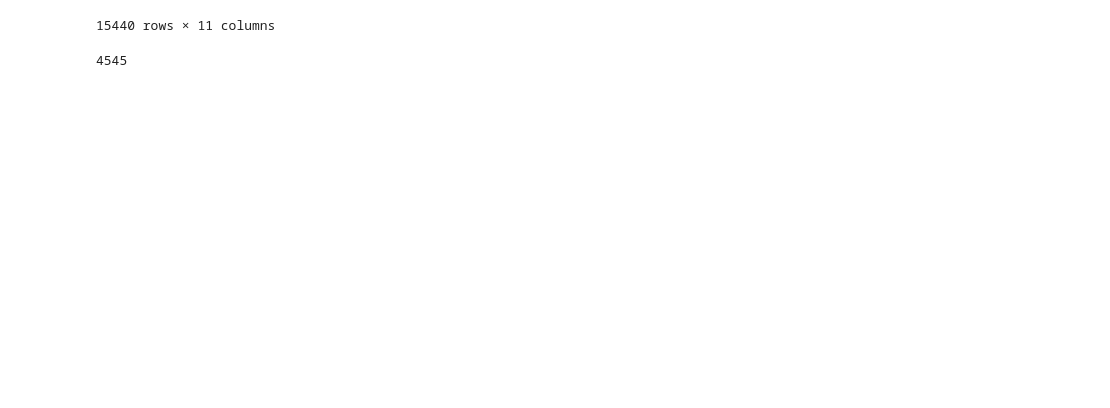
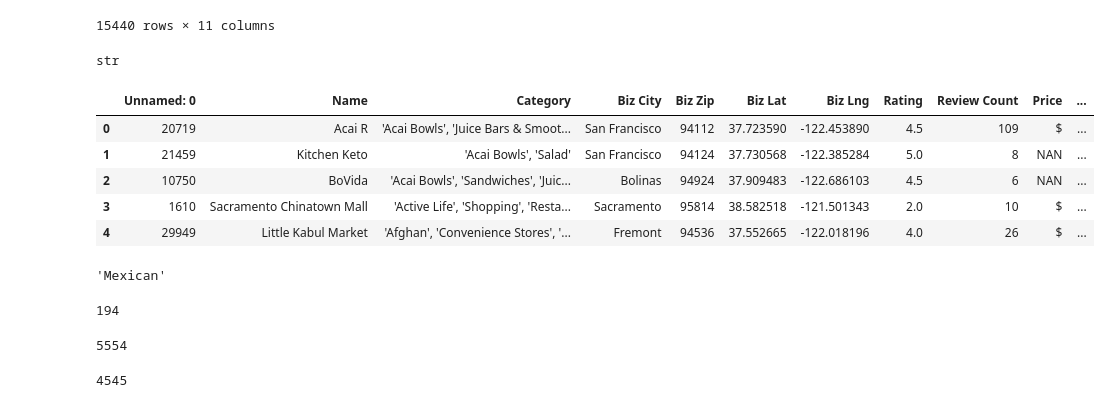
Before and after one commit to lquasem/Project-1, a Jupyter notebook: categories.ipynb, the cells around one changed output. Cells and saved outputs as stored; diff of their text form; code cells hidden in the pictures; blank space fills up the shorter version.

```diff
--- a/categories.ipynb
+++ b/categories.ipynb
@@ -33,3 +33,7 @@ df
 | 15438 | 35583 | World Wrapps 2.0 | ['Wraps'] | Santa Clara | 95054 | 37.389190 | -121.983390 | 4.0 | 143 | $$ | ... |
 | 15439 | 8490 | Martinez VA Canteen Services | [] | Martinez | 94553 | 37.993843 | -122.115466 | 4.0 | 1 | $ | ... |
 15440 rows × 11 columns
+# %%
+type(df["Category"][0])
+# %% [output]
+str
@@ -36,3 +42,60 @@ df
+# %%
+
+new_col = [df['Category'][row].replace("[", "").replace("]", "").replace("'", "").replace(" ", "") for row in df.index]
+new_list = [category.split(',') for category in new_col]
+#new_stripped_list = [ [i. for i in l] for l in new_list]
+df["Category list"] = new_list
+#for row in df.index:
+#    df["Category list"][row] = [i.strip().rstrip() for i in df["Category list"][row]]
+#for num, l in enumerate(new_list):
+#    for i in l:
+#        new_list[num] = i.strip().rstrip()
+
+
+
+#new_list = [i.strip() for l in new_list for i in l]
+#    print(list_df)
+#replace("[", "").replace("]", "")
+# list_df = df
+# list_df['Category'].map(lambda x: x[0
+#df["Category"] = new_col
+df.head()
+#type(df["Category"][0])
+# %% [output]
+|  | Unnamed: 0 | Name | Category | Biz City | Biz Zip | Biz Lat | Biz Lng | Rating | Review Count | Price | ... |
+| 0 | 20719 | Acai R | 'Acai Bowls', 'Juice Bars & Smoot... | San Francisco | 94112 | 37.723590 | -122.453890 | 4.5 | 109 | $ | ... |
+| 1 | 21459 | Kitchen Keto | 'Acai Bowls', 'Salad' | San Francisco | 94124 | 37.730568 | -122.385284 | 5.0 | 8 | NAN | ... |
+| 2 | 10750 | BoVida | 'Acai Bowls', 'Sandwiches', 'Juic... | Bolinas | 94924 | 37.909483 | -122.686103 | 4.5 | 6 | NAN | ... |
+| 3 | 1610 | Sacramento Chinatown Mall | 'Active Life', 'Shopping', 'Resta... | Sacramento | 95814 | 38.582518 | -121.501343 | 2.0 | 10 | $ | ... |
+| 4 | 29949 | Little Kabul Market | 'Afghan', 'Convenience Stores', '... | Fremont | 94536 | 37.552665 | -122.018196 | 4.0 | 26 | $ | ... |
+# %%
+vc = pd.Series([i for l in df["Category list"] for i in l]).value_counts()
+over_300 = [key for key in vc.keys() if vc[key] > 300]
+
+#unique_categories = list(set(category_items))
+#unique_categories
+over_300[0]
+# %% [output]
+'Mexican'
+# %%
+df.head()
+
+
+u_cities = df["Biz City"].unique()
+
+df_gb = df.groupby('Biz City')
+
+sf = u_cities[0]
+sf_df = df_gb.get_group(sf)
+
+#is_present = [row for row in sf_df.index if sf_df[row]["Biz City"] == sf]
+len([row for row in sf_df.index if "Mexican" in sf_df.loc[row, "Category list"]])
+# %% [output]
+194
+# %%
+df["Category"].unique()
+# %% [output]
+5554
 # %%
 # def test(x):
 #     temp = list(x.split(","))
```
Also changed, not shown: parts of 4 cells of this notebook.
